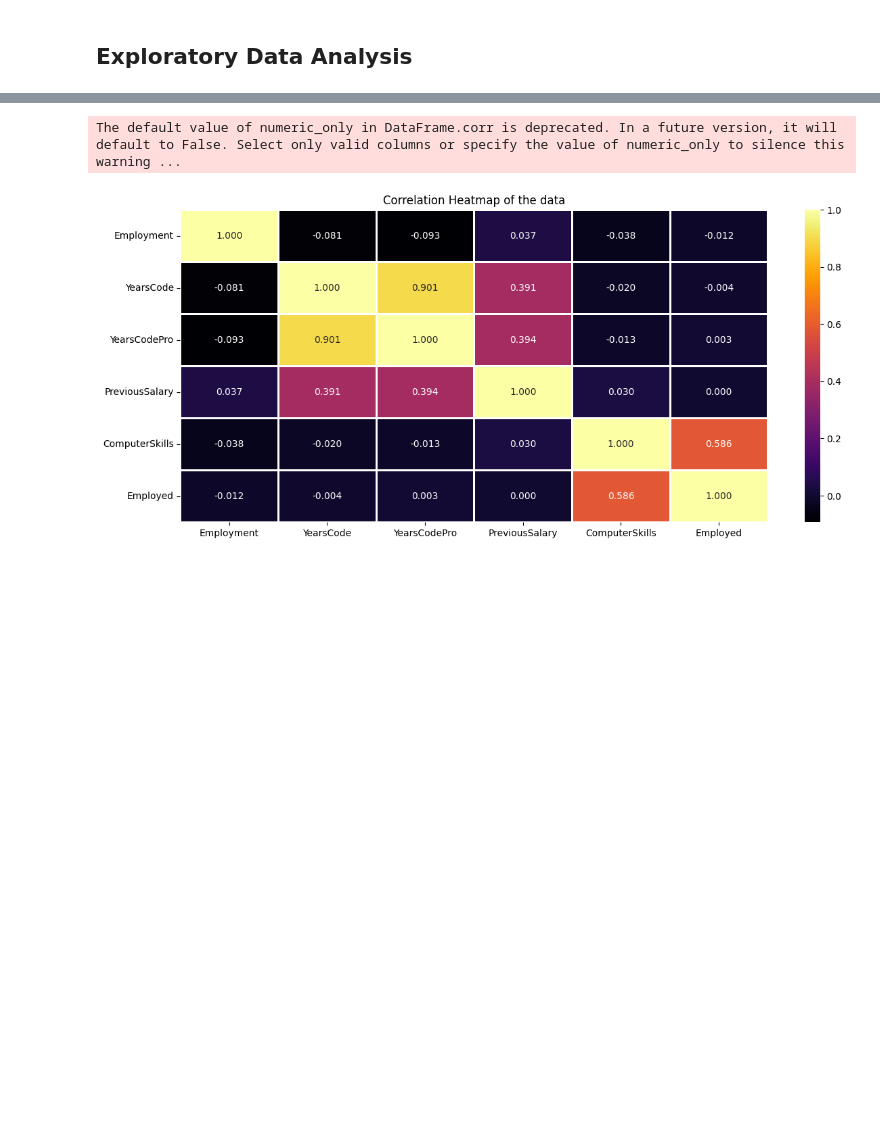
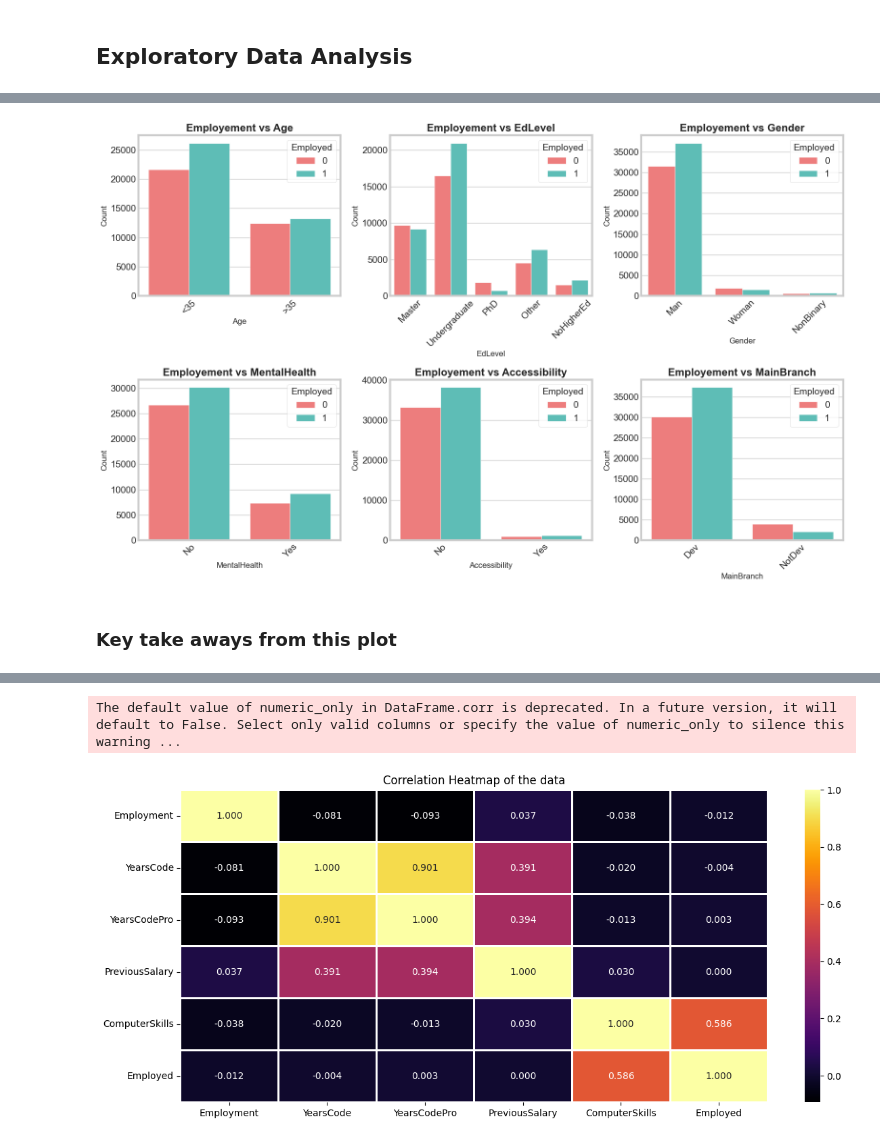
Before and after one commit to Abdul675/Project, a Jupyter notebook: Machine_learning_Project.ipynb, the cells around one changed output, grey strips where cells are left out. Cells and saved outputs as stored; diff of their text form; code cells hidden in the pictures; blank space fills up the shorter version.

```diff
--- a/Machine_learning_Project.ipynb
+++ b/Machine_learning_Project.ipynb
@@ -35,5 +44,5 @@ import shap
 # %%
-df = pd.read_csv('/content/drive/MyDrive/stackoverflow_full.csv')
+df = pd.read_csv('F:\Git and github\Project\stackoverflow_full.csv')
 # %%
 df.head()
 # %% [output]
@@ -100,0 +144,30 @@ plt.show()
+# %%
+plt.style.use('fivethirtyeight')
+sns.set_style('whitegrid')
+colors = ['#FF6B6B', '#4ECDC4']
+
+columns_to_plot = ['Age', 'EdLevel', 'Gender','MentalHealth', 'Accessibility','MainBranch']
+ncols =3
+numplot = len(columns_to_plot)
+
+
+n_rows = math.ceil(numplot/ncols)
+
+fig , axes = plt.subplots(nrows = n_rows,ncols = ncols , figsize=(16,n_rows*5))
+axes = axes.flatten()
+for i, col in enumerate(columns_to_plot):
+
+    sns.countplot(x= col, hue = 'Employed', data = df,  ax=axes[i], palette = colors)
+
+    axes[i].set_title(f'Employement vs {col}', fontsize = 16, fontweight = 'bold')
+    axes[i].set_xlabel(f'{col}', fontsize = 12)
+    axes[i].set_ylabel('Count', fontsize = 12)
+    axes[i].set_xticklabels(axes[i].get_xticklabels(),rotation = 45)
+
+plt.tight_layout()
+
+plt.show()
+# %% [output]
+[figure, added]
+# %% [markdown]
+### Key take aways from this plot
```
Also changed, not shown: parts of 36 cells of this notebook.
